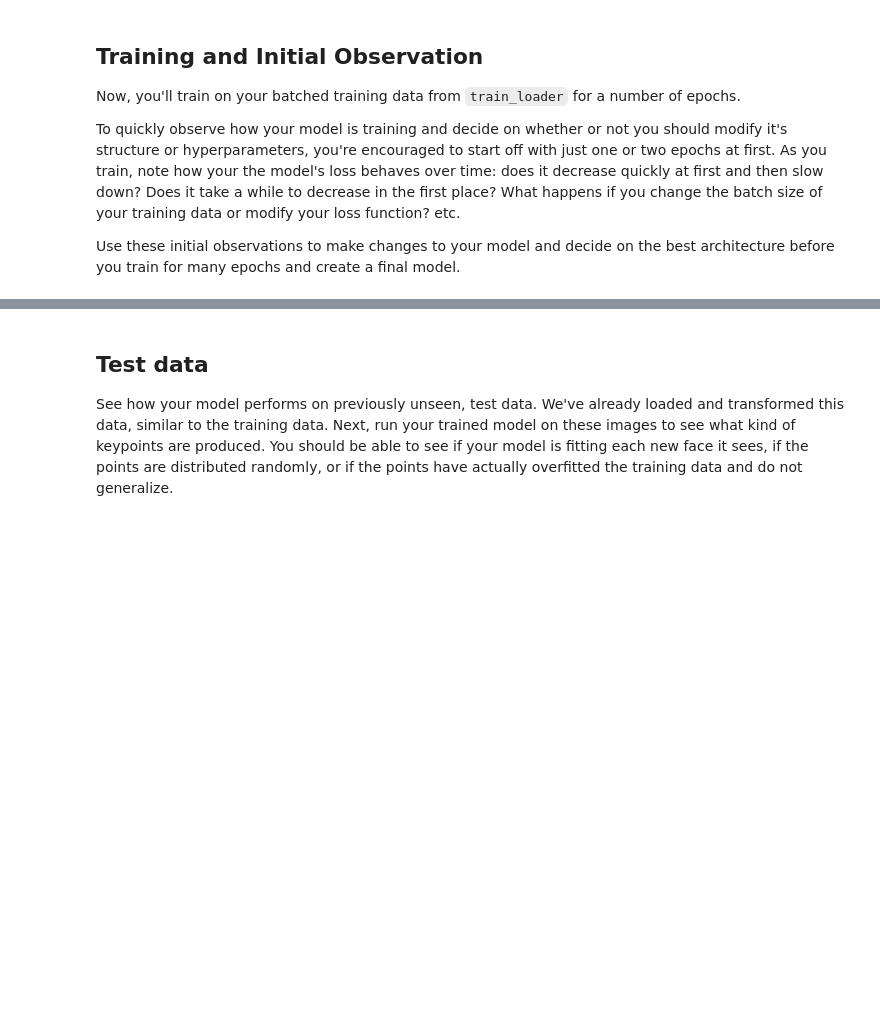
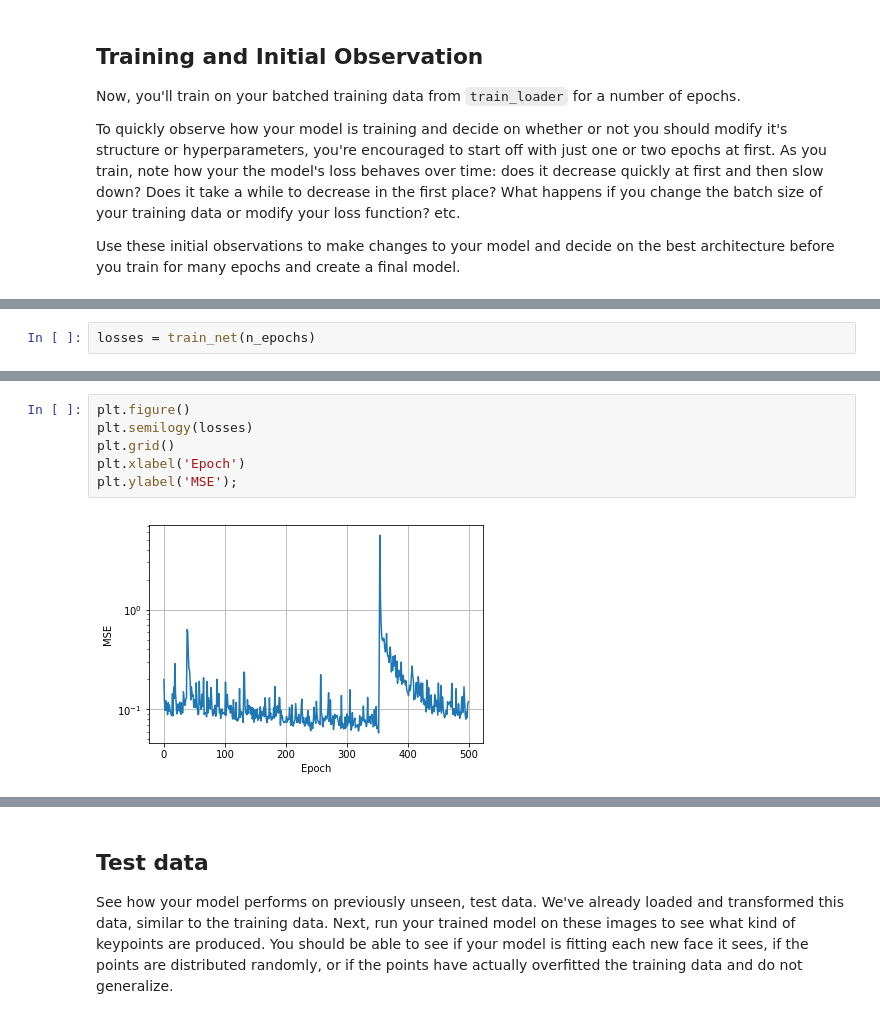
Before and after one commit to mrugankray/facial-keypoints-1, a Jupyter notebook: 2. Define the Network Architecture.ipynb, the cells around one changed output, grey strips where cells are left out. Cells and saved outputs as stored; diff of their text form; blank space fills up the shorter version.

```diff
--- a/2. Define the Network Architecture.ipynb
+++ b/2. Define the Network Architecture.ipynb
@@ -420,0 +445,2 @@ Finished Training
+# %%
+losses = train_net(n_epochs)
@@ -420,0 +465,8 @@ Finished Training
+# %%
+plt.figure()
+plt.semilogy(losses)
+plt.grid()
+plt.xlabel('Epoch')
+plt.ylabel('MSE');
+# %% [output]
+[figure, added]
```
Also changed, not shown: parts of 15 cells of this notebook, 3 other files.
